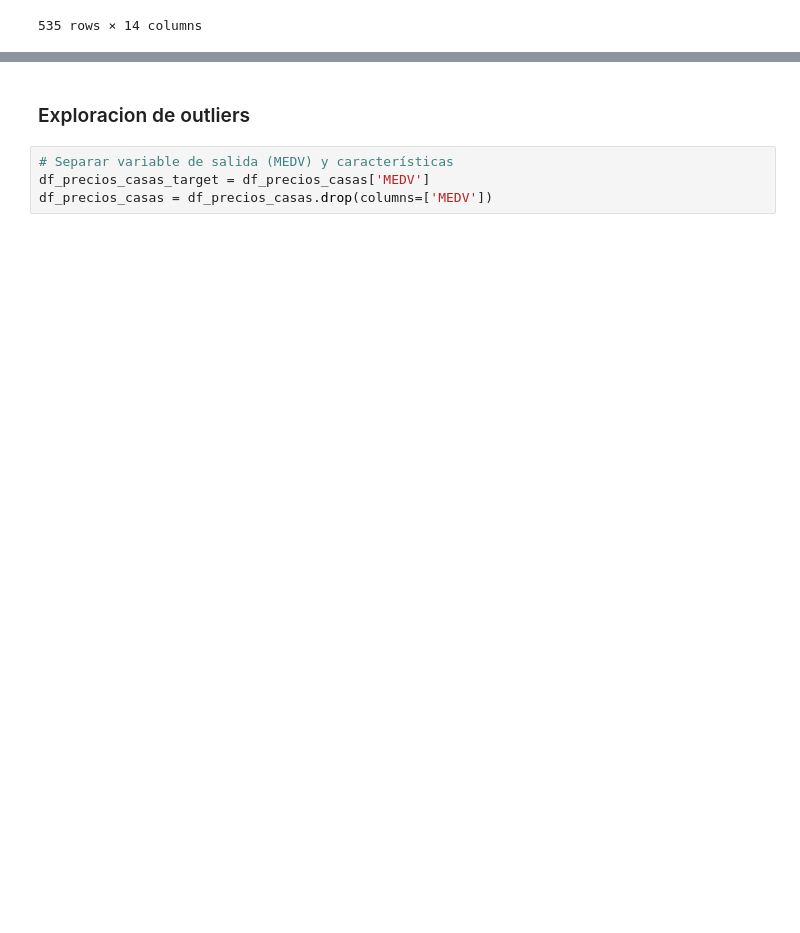
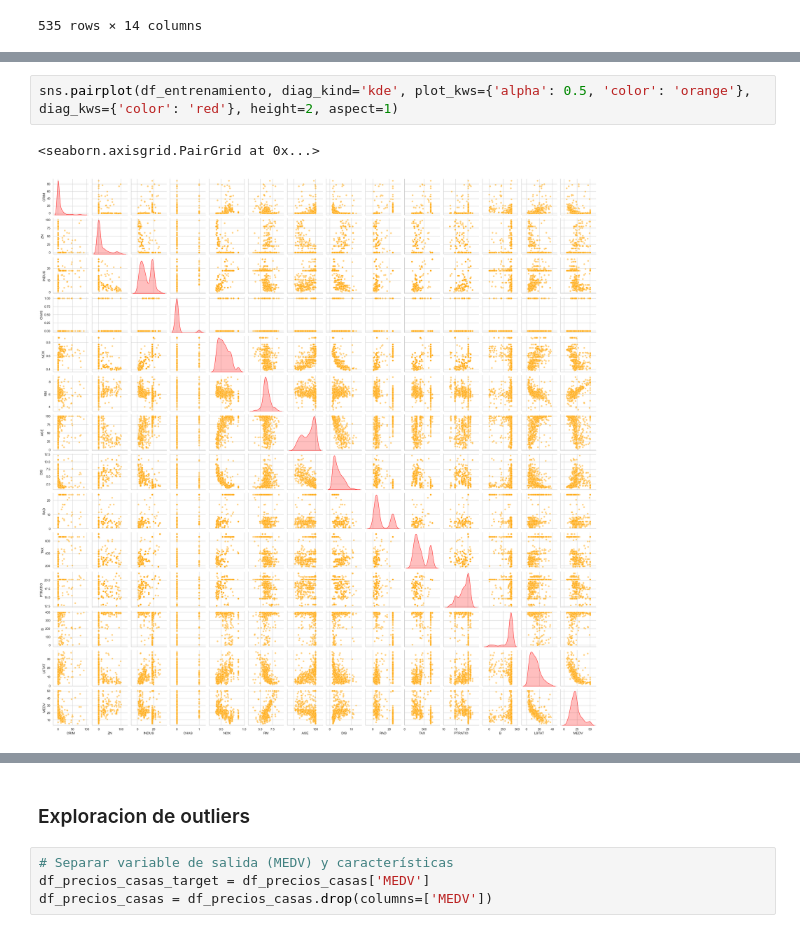
Before and after one commit to Tomas8x/AA1-TUIA-Avecilla-Calcia, a Jupyter notebook: TP_regresion_AA1.ipynb, the cells around one changed output, grey strips where cells are left out. Saved outputs shown, nothing was run; the diff lists cells and outputs as text; blank space fills up the shorter version.

```diff
--- a/TP_regresion_AA1.ipynb
+++ b/TP_regresion_AA1.ipynb
@@ -153,0 +217,5 @@ dtype: int64
+# %%
+sns.pairplot(df_entrenamiento, diag_kind='kde', plot_kws={'alpha': 0.5, 'color': 'orange'}, diag_kws={'color': 'red'}, height=2, aspect=1)
+# %% [output]
+<seaborn.axisgrid.PairGrid at 0x...>
+[figure, added]
```
Also changed, not shown: parts of 23 cells of this notebook, 1 other file.
